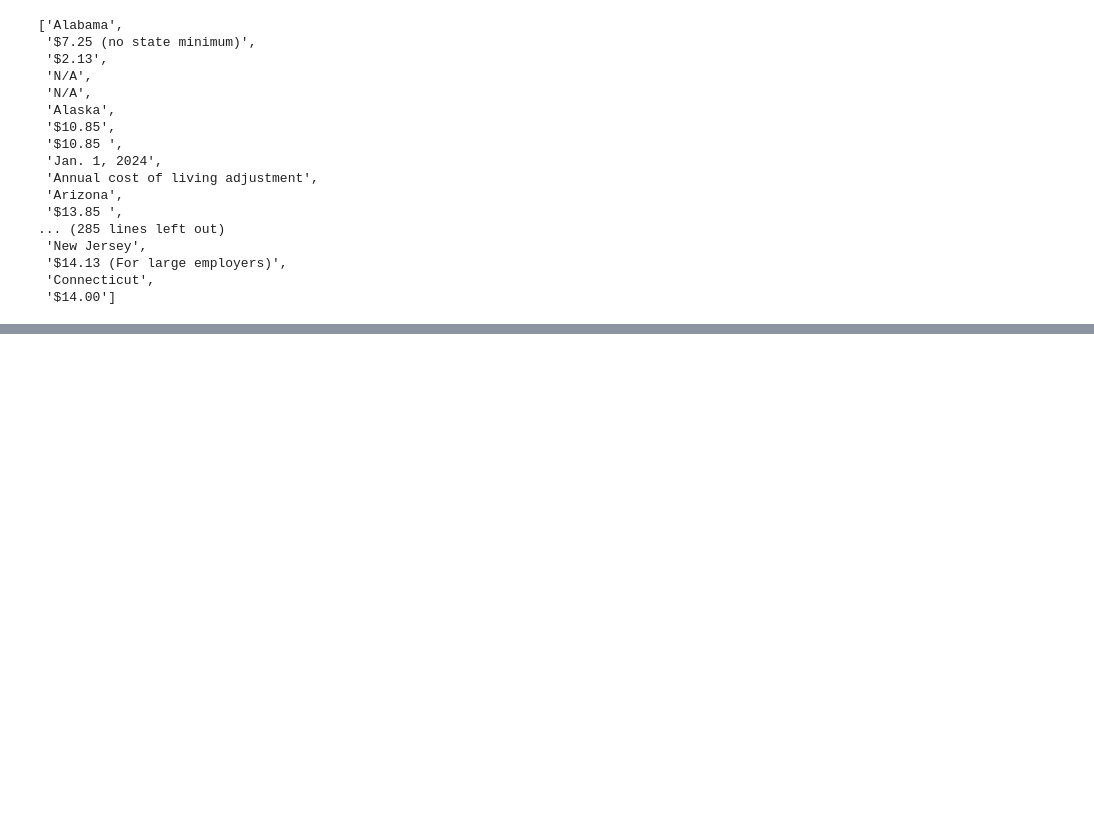
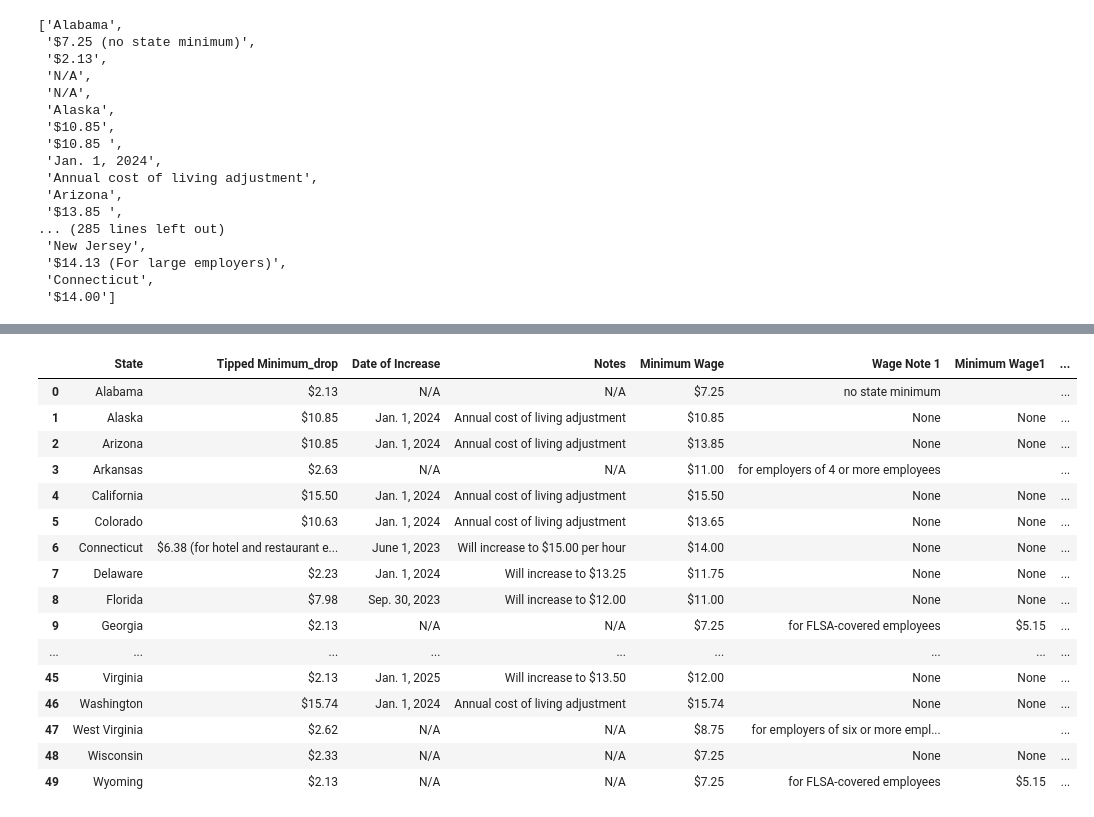
Before and after one commit to SchreinerJS/schreinerj_capstone, a Jupyter notebook: notebooks/webscraping.ipynb, the cells around one changed output, grey strips where cells are left out. Saved outputs shown, nothing was run; the diff lists cells and outputs as text; code cells hidden in the pictures; blank space fills up the shorter version.

```diff
--- a/notebooks/webscraping.ipynb
+++ b/notebooks/webscraping.ipynb
@@ -239,0 +307,31 @@ min_wage
+# %%
+# split the tipped mixed column at the first open parenthesis
+min_wage_2023 [['Tipped Minimum', 'dropcol1']] = min_wage_2023['Tipped Minimum_drop'].str.split('(', n=1, expand=True)
+
+# split the new mixed column at the first open parenthesis
+min_wage_2023 [['Tipped Min Note 1', 'dropcol2']] = min_wage_2023['dropcol1'].str.split(')', n=1, expand=True)
+
+# split the 2nd tipped mixed column at the first open parenthesis
+min_wage_2023 [['Tipped Minimum1', 'dropcol3']] = min_wage_2023['dropcol2'].str.split('(', n=1, expand=True)
+
+# split the new mixed column at the first open parenthesis
+min_wage_2023 [['Tipped Min Note 2', 'dropcol4']] = min_wage_2023['dropcol3'].str.split(')', n=1, expand=True)
+min_wage_2023
+# %% [output]
+|  | State | Tipped Minimum_drop | Date of Increase | Notes | Minimum Wage | Wage Note 1 | Minimum Wage1 | ... |
+| 0 | Alabama | $2.13 | N/A | N/A | $7.25 | no state minimum |  | ... |
+| 1 | Alaska | $10.85 | Jan. 1, 2024 | Annual cost of living adjustment | $10.85 | None | None | ... |
+| 2 | Arizona | $10.85 | Jan. 1, 2024 | Annual cost of living adjustment | $13.85 | None | None | ... |
+| 3 | Arkansas | $2.63 | N/A | N/A | $11.00 | for employers of 4 or more employees |  | ... |
+| 4 | California | $15.50 | Jan. 1, 2024 | Annual cost of living adjustment | $15.50 | None | None | ... |
+| 5 | Colorado | $10.63 | Jan. 1, 2024 | Annual cost of living adjustment | $13.65 | None | None | ... |
+| 6 | Connecticut | $6.38 (for hotel and restaurant e... | June 1, 2023 | Will increase to $15.00 per hour | $14.00 | None | None | ... |
+| 7 | Delaware | $2.23 | Jan. 1, 2024 | Will increase to $13.25 | $11.75 | None | None | ... |
+| 8 | Florida | $7.98 | Sep. 30, 2023 | Will increase to $12.00 | $11.00 | None | None | ... |
+| 9 | Georgia | $2.13 | N/A | N/A | $7.25 | for FLSA-covered employees | $5.15 | ... |
+| ... | ... | ... | ... | ... | ... | ... | ... | ... |
+| 45 | Virginia | $2.13 | Jan. 1, 2025 | Will increase to $13.50 | $12.00 | None | None | ... |
+| 46 | Washington | $15.74 | Jan. 1, 2024 | Annual cost of living adjustment | $15.74 | None | None | ... |
+| 47 | West Virginia | $2.62 | N/A | N/A | $8.75 | for employers of six or more empl... |  | ... |
+| 48 | Wisconsin | $2.33 | N/A | N/A | $7.25 | None | None | ... |
+| 49 | Wyoming | $2.13 | N/A | N/A | $7.25 | for FLSA-covered employees | $5.15 | ... |
```
Also changed, not shown: parts of 13 cells of this notebook, 2 other files.
